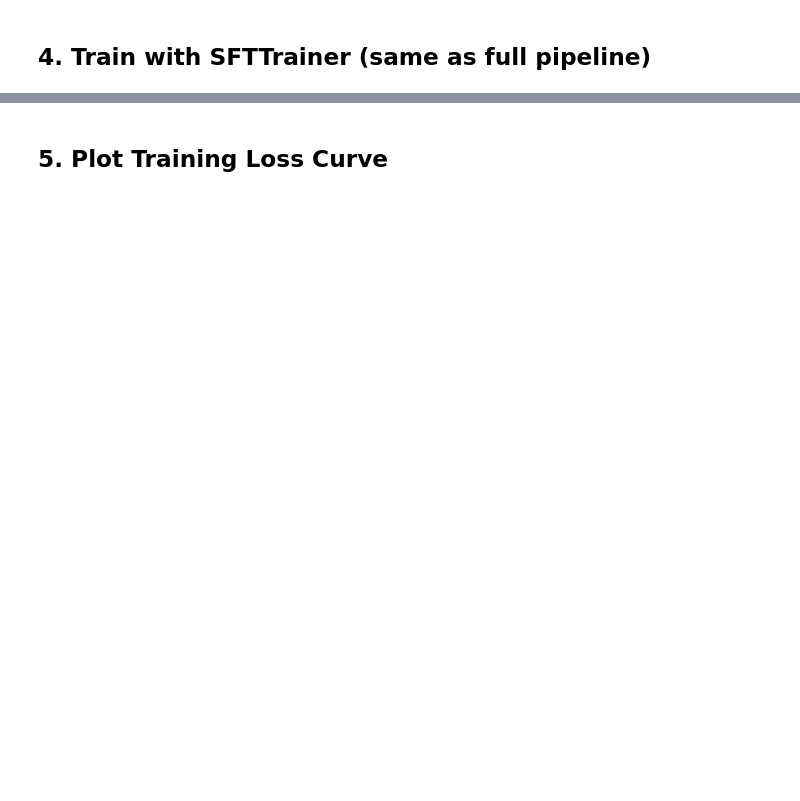
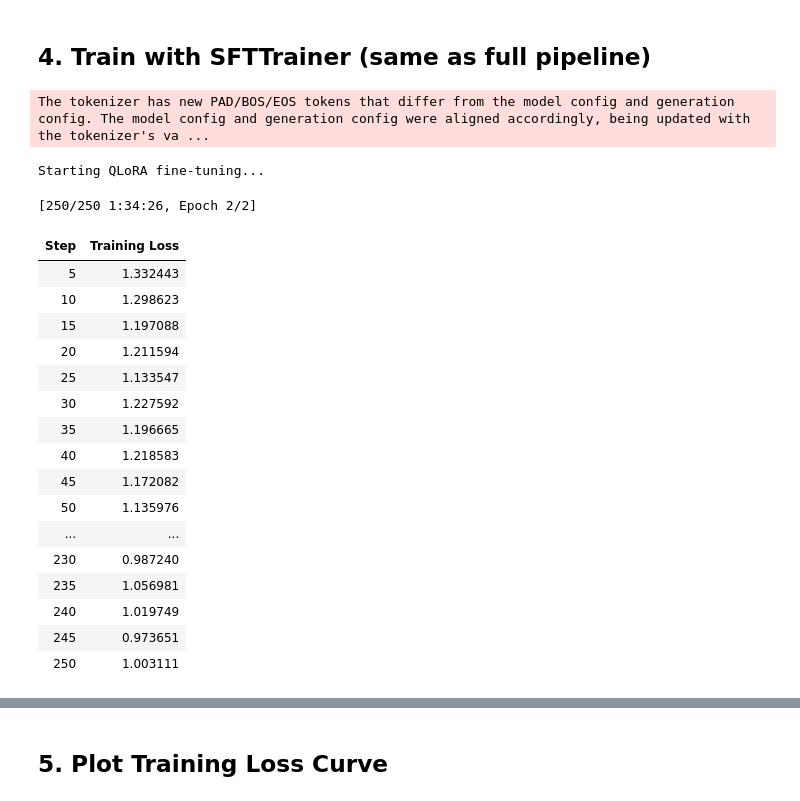
Before and after one commit to TammineniTanay/distributed-finetune-pipeline, a Jupyter notebook: Distributed_LLM_Pipeline_Demo.ipynb, the cells around one changed output, grey strips where cells are left out. Saved outputs shown, nothing was run; the diff lists cells and outputs as text; code cells hidden in the pictures; blank space fills up the shorter version.

Commit message:
feat: add executed Colab demo with real training results (loss 1.33→1.00, 24.7% reduction)

```diff
--- a/Distributed_LLM_Pipeline_Demo.ipynb
+++ b/Distributed_LLM_Pipeline_Demo.ipynb
@@ -87,37 +125,56 @@ print(f"\nSample:\n{dataset[0]['text'][:300]}...")
 # %% [markdown]
 ## 4. Train with SFTTrainer (same as full pipeline)
 # %%
-from trl import SFTTrainer
-from transformers import TrainingArguments
+from trl import SFTTrainer, SFTConfig
 
-training_args = TrainingArguments(
+training_args = SFTConfig(
     output_dir="./outputs/sft",
     num_train_epochs=2,
     per_device_train_batch_size=4,
     gradient_accumulation_steps=4,
     learning_rate=2e-4,
     lr_scheduler_type="cosine",
-    warmup_ratio=0.03,
+    warmup_steps=10,
     bf16=True,
     logging_steps=5,
     save_strategy="epoch",
-    report_to="none",  # set to "wandb" if you want W&B tracking
+    report_to="none",
     max_grad_norm=1.0,
     optim="paged_adamw_8bit",
+    max_length=512,
+    dataset_text_field="text",
+    neftune_noise_alpha=5.0,
+    packing=False,
 )
 
 trainer = SFTTrainer(
     model=model,
     args=training_args,
     train_dataset=dataset,
-    max_seq_length=512,
-    dataset_text_field="text",
-    neftune_noise_alpha=5.0,  # NEFTune regularization
-    peft_config=lora_config,
-    tokenizer=tokenizer,
-    packing=False,
+    processing_class=tokenizer,
 )
 
 print("Starting QLoRA fine-tuning...")
 result = trainer.train()
 print(f"\nTraining complete! Final loss: {result.metrics['train_loss']:.4f}")
+# %% [output]
+The tokenizer has new PAD/BOS/EOS tokens that differ from the model config and generation config. The model config and generation config were aligned accordingly, being updated with the tokenizer's va ...
+Starting QLoRA fine-tuning...
+[250/250 1:34:26, Epoch 2/2]
+| Step | Training Loss |
+| 5 | 1.332443 |
+| 10 | 1.298623 |
+| 15 | 1.197088 |
+| 20 | 1.211594 |
+| 25 | 1.133547 |
+| 30 | 1.227592 |
+| 35 | 1.196665 |
+| 40 | 1.218583 |
+| 45 | 1.172082 |
+| 50 | 1.135976 |
+| ... | ... |
+| 230 | 0.987240 |
+| 235 | 1.056981 |
+| 240 | 1.019749 |
+| 245 | 0.973651 |
+| 250 | 1.003111 |
```
Also changed, not shown: parts of 11 cells of this notebook.
